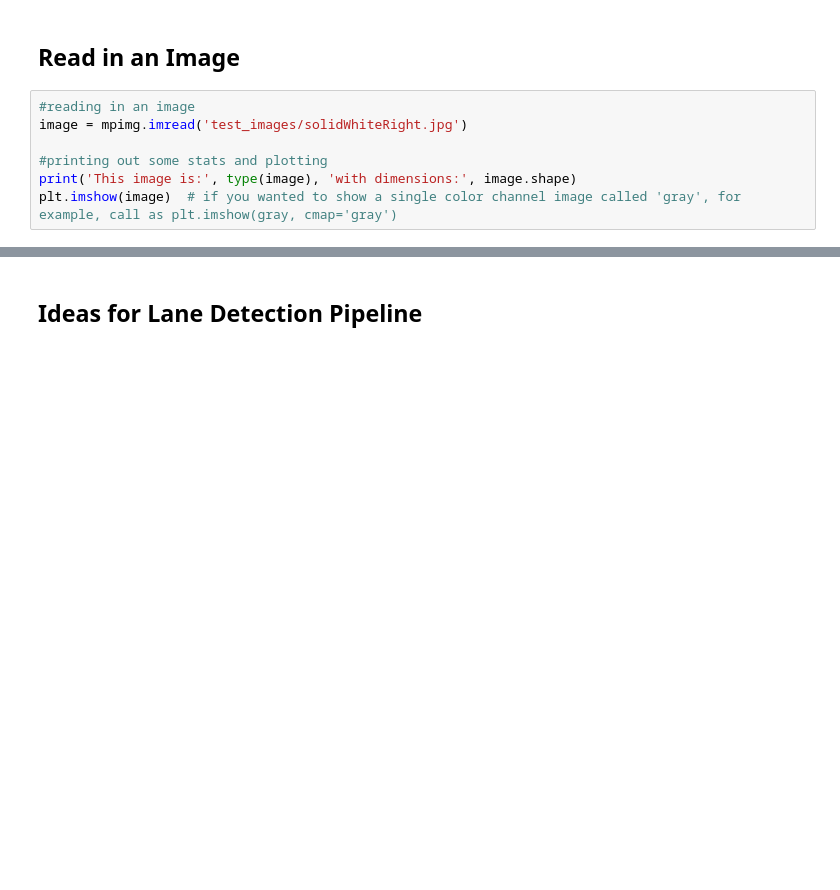
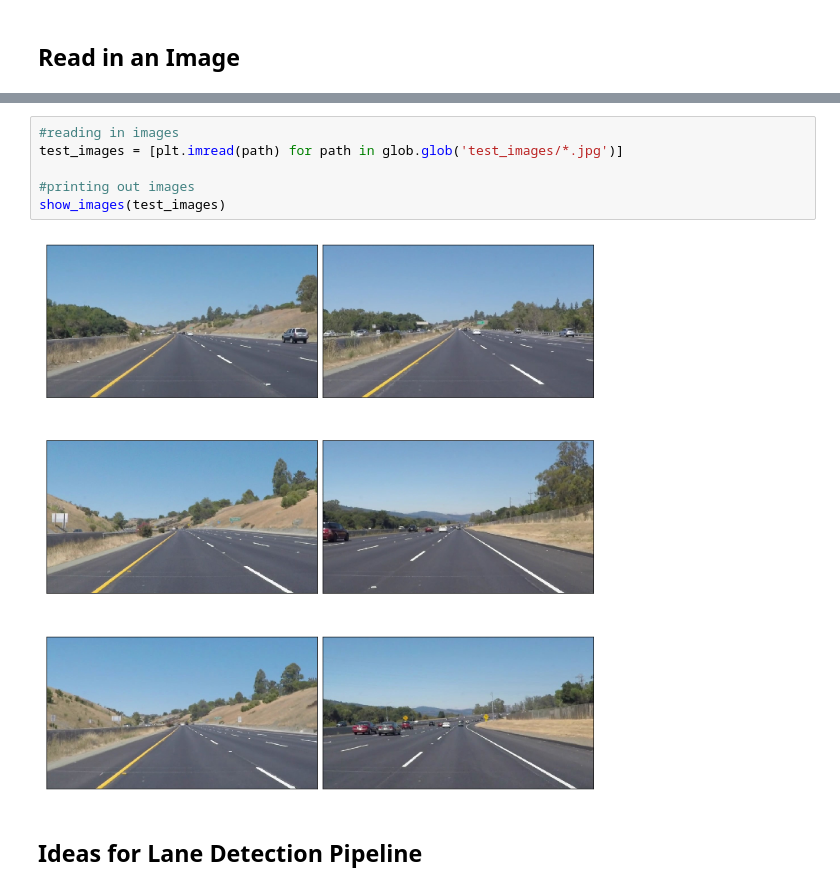
Before and after one commit to vitamilkyo/CarND-LaneLines-P1, a Jupyter notebook: P1.ipynb, the cells around one changed output, grey strips where cells are left out. Saved outputs shown, nothing was run; the diff lists cells and outputs as text; blank space fills up the shorter version.

```diff
--- a/P1.ipynb
+++ b/P1.ipynb
@@ -50,10 +50,3 @@ import statistics as st
 %matplotlib inline
 # %% [markdown]
 ## Read in an Image
-# %%
-#reading in an image
-image = mpimg.imread('test_images/solidWhiteRight.jpg')
-
-#printing out some stats and plotting
-print('This image is:', type(image), 'with dimensions:', image.shape)
-plt.imshow(image)  # if you wanted to show a single color channel image called 'gray', for example, call as plt.imshow(gray, cmap='gray')
@@ -64,3 +70,11 @@ This image is: <class 'numpy.ndarray'> with dimensions: (540, 960, 3)
+# %%
+#reading in images
+test_images = [plt.imread(path) for path in glob.glob('test_images/*.jpg')]
+
+#printing out images
+show_images(test_images)
+# %% [output]
+[figure, added]
 # %% [markdown]
 ## Ideas for Lane Detection Pipeline
 # %% [markdown]
```
Also changed, not shown: parts of 10 cells of this notebook.
